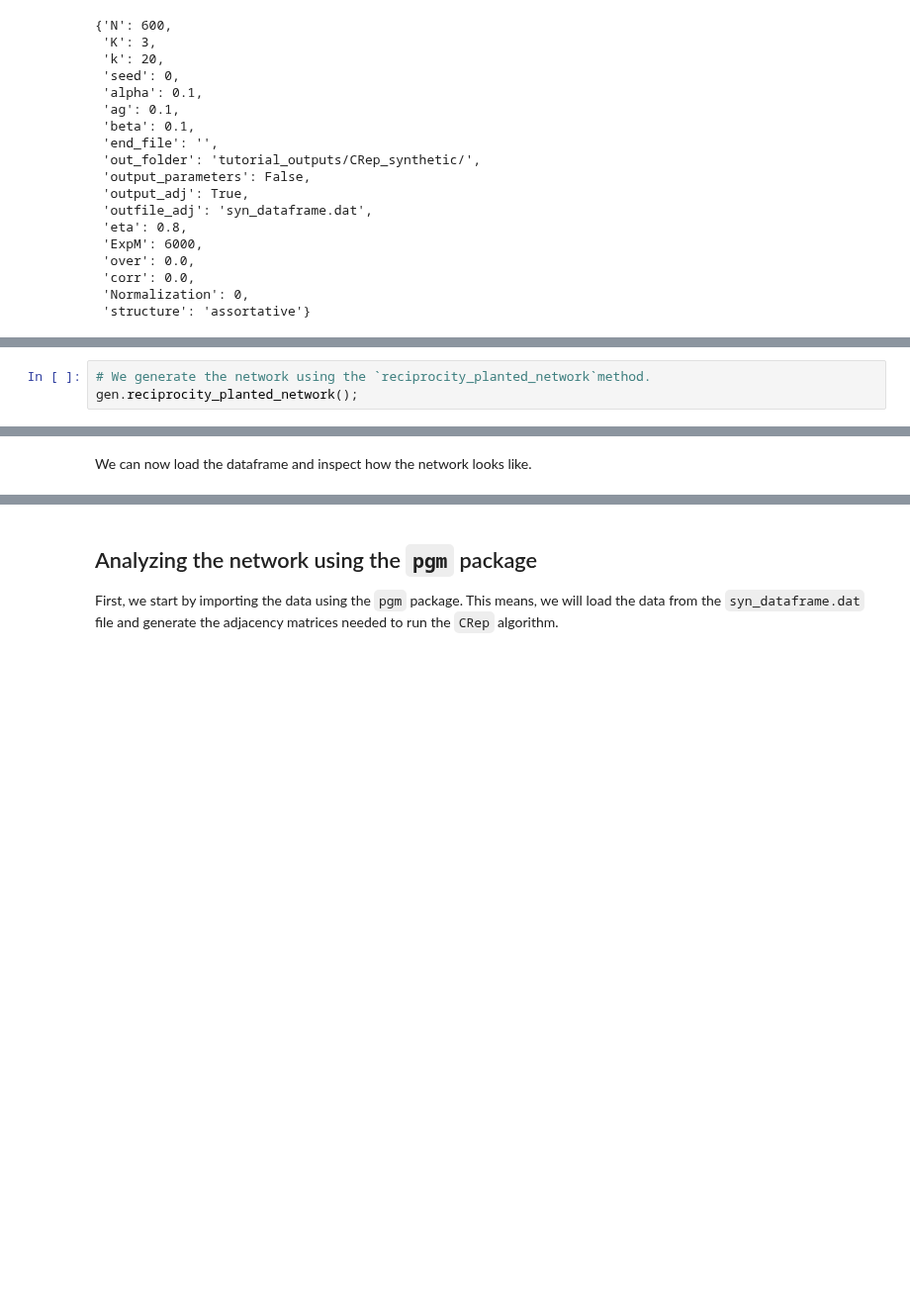
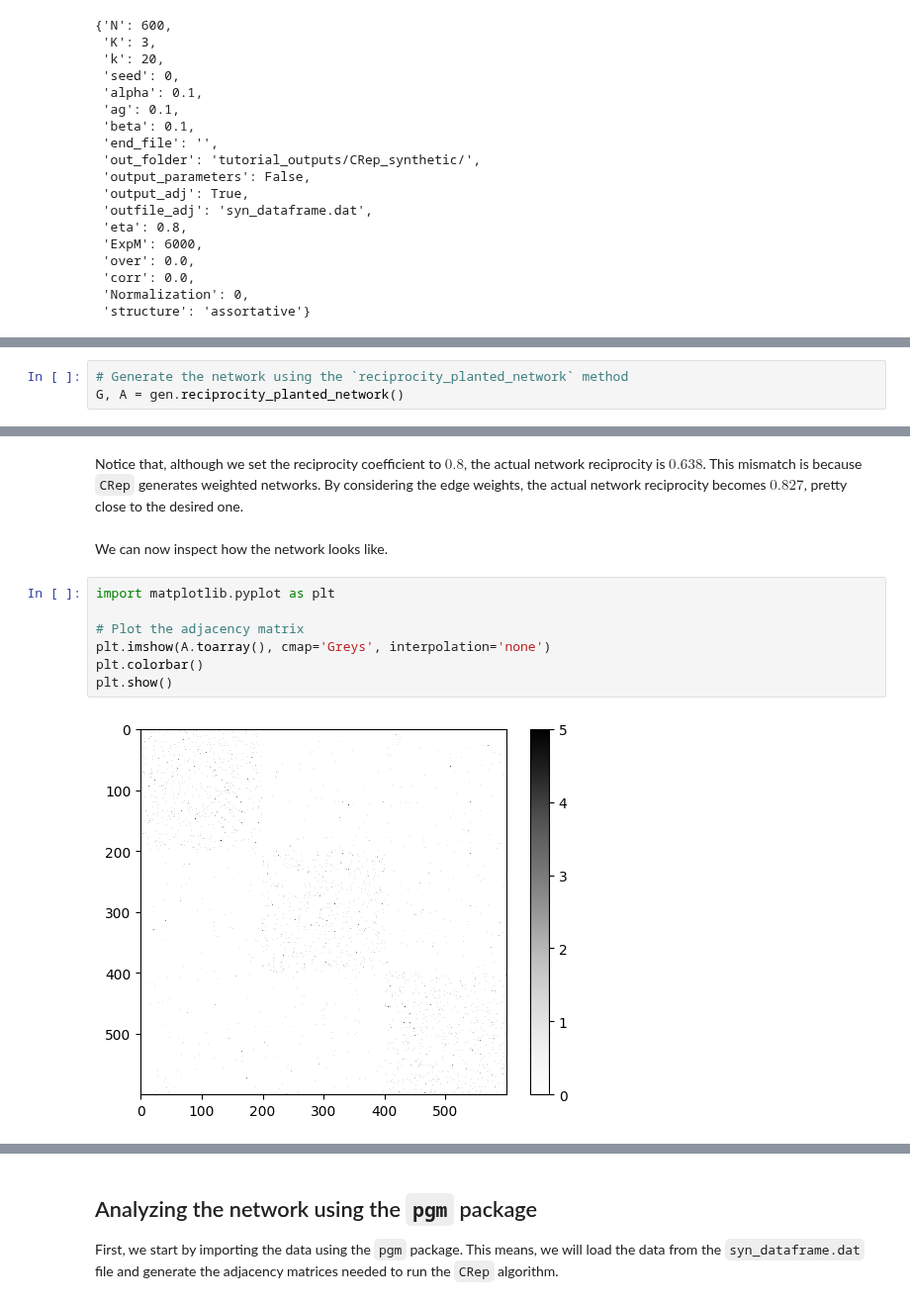
Before and after one commit to MPI-IS/probinet, a Jupyter notebook: doc/source/tutorials/CRep.ipynb, the cells around one changed output, grey strips where cells are left out. Shown at 99% size. Saved outputs shown, nothing was run; the diff lists cells and outputs as text; blank space fills up the shorter version.

```diff
--- a/doc/source/tutorials/CRep.ipynb
+++ b/doc/source/tutorials/CRep.ipynb
@@ -96,3 +101,3 @@ As we can see, the parameters were set correctly. Now, we can generate the netwo
 # %%
-# We generate the network using the `reciprocity_planted_network`method.
-gen.reciprocity_planted_network();
+# Generate the network using the `reciprocity_planted_network` method
+G, A = gen.reciprocity_planted_network()
@@ -99,2 +119,13 @@ gen.reciprocity_planted_network();
+# %% [markdown]
+Notice that, although we set the reciprocity coefficient to $0.8$, the actual network reciprocity is $0.638$. This mismatch is because `CRep` generates weighted networks. By considering the edge weights, the actual network reciprocity becomes $0.827$, pretty close to the desired one.
 # %% [markdown]
-We can now load the dataframe and inspect how the network looks like.
+We can now inspect how the network looks like.
+# %%
+import matplotlib.pyplot as plt
+
+# Plot the adjacency matrix
+plt.imshow(A.toarray(), cmap='Greys', interpolation='none')
+plt.colorbar()
+plt.show()
+# %% [output]
+[figure, added]
```
Also changed, not shown: parts of 50 cells of this notebook, 12 other files.
